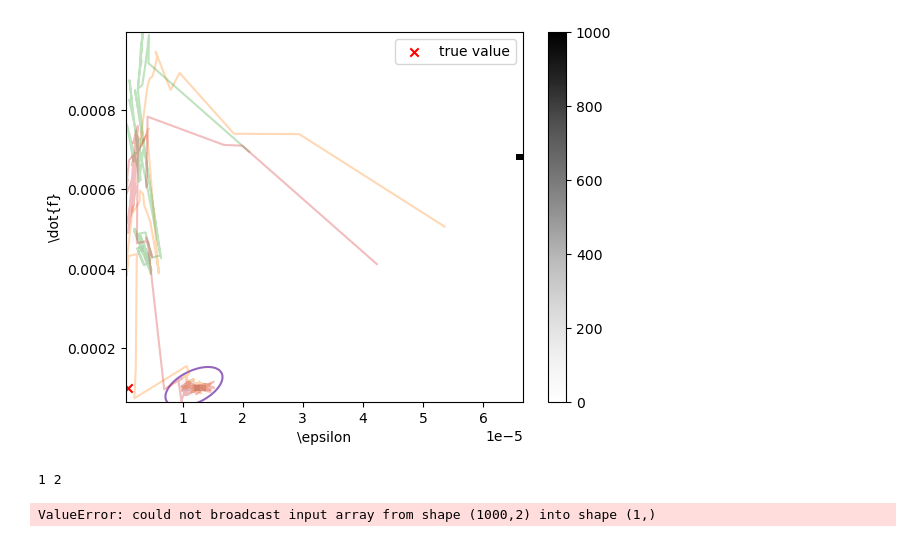
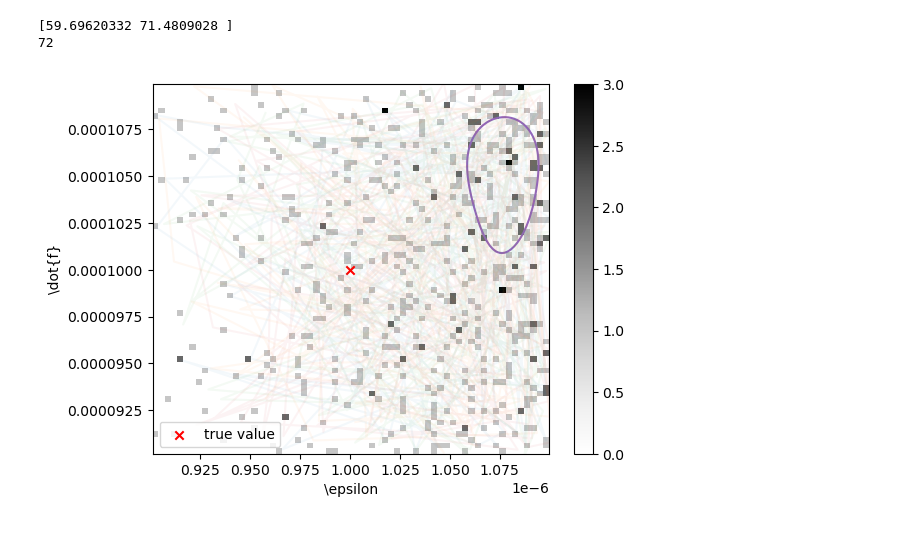
Before and after one commit to kyleyhw/CITA_mini_project, a Jupyter notebook: mini-project.ipynb, the cells around one changed output. Drawn from its saved outputs; the diff is of its cells as text; code cells hidden in the pictures.

```diff
--- a/mini-project.ipynb
+++ b/mini-project.ipynb
@@ -53,36 +53,36 @@ State([[6.65870172e-05 6.77624067e-04]
-# %%
-flat_samples = sampler.get_chain(flat=True) # get flattened samples for plotting histograms
-samples = sampler.get_chain() # get samples for plotting individual chains
-
-epsilon_points = flat_samples[:, 0]
-df_dt_points = flat_samples[:, 1]
-
-epsilon_walk = samples[:, :, 0]
-df_dt_walk = samples[:, :, 1]
-
-plt.figure() # plot histogram, contour plot, and chains all overlaid, with true value incidated
-
-plt.plot(epsilon_walk, df_dt_walk, alpha=0.3)
-sns.kdeplot(x=epsilon_points, y=df_dt_points, levels=[0.9])
-plt.hist2d(x=epsilon_points, y=df_dt_points, bins=64, cmap='Greys')
-plt.colorbar()
-
-plt.scatter([1e-6], [1e-4], label='true value', color='red', marker='x')
-plt.legend()
-
-plt.xlabel(r'\epsilon')
-plt.ylabel(r'\dot{f}')
-
-plt.show()
-# %% [output]
-[figure, old version]
 # %%
-samples = np.swapaxes(samples, 0, 1) # gives chains of parameter vectors, to incorporate Speagle definition of autocorrelation time
+print(sampler.get_autocorr_time())
 
-for i, chain in enumerate(samples):
-    autocorrelation_time = AutocorrelationTime(chain)
-    print('autocorrelation time for chain %i:' %i, autocorrelation_time.tau)
+autocorrelation_time = int(np.ceil(np.max(sampler.get_autocorr_time())))
+
+print(autocorrelation_time)
 # %% [output]
-1 2
+[59.69620332 71.4809028 ]
+72
-ValueError: could not broadcast input array from shape (1000,2) into shape (1,)
+# %%
+flat_samples = sampler.get_chain(flat=True) # get flattened samples for plotting histograms
+samples = sampler.get_chain() # get samples for plotting individual chains
+
+epsilon_points = flat_samples[:, 0][::autocorrelation_time]
+df_dt_points = flat_samples[:, 1][::autocorrelation_time]
+
+epsilon_walk = samples[:, :, 0][::autocorrelation_time]
+df_dt_walk = samples[:, :, 1][::autocorrelation_time]
+
+plt.figure() # plot histogram, contour plot, and chains all overlaid, with true value incidated
+
+plt.plot(epsilon_walk, df_dt_walk, alpha=0.05)
+sns.kdeplot(x=epsilon_points, y=df_dt_points, levels=[0.9])
+plt.hist2d(x=epsilon_points, y=df_dt_points, bins=64, cmap='Greys')
+plt.colorbar()
+
+plt.scatter([1e-6], [1e-4], label='true value', color='red', marker='x')
+plt.legend()
+
+plt.xlabel(r'\epsilon')
+plt.ylabel(r'\dot{f}')
+
+plt.show()
+# %% [output]
+[figure, new version]
 # %%
```
Also changed, not shown: parts of 5 cells of this notebook.
